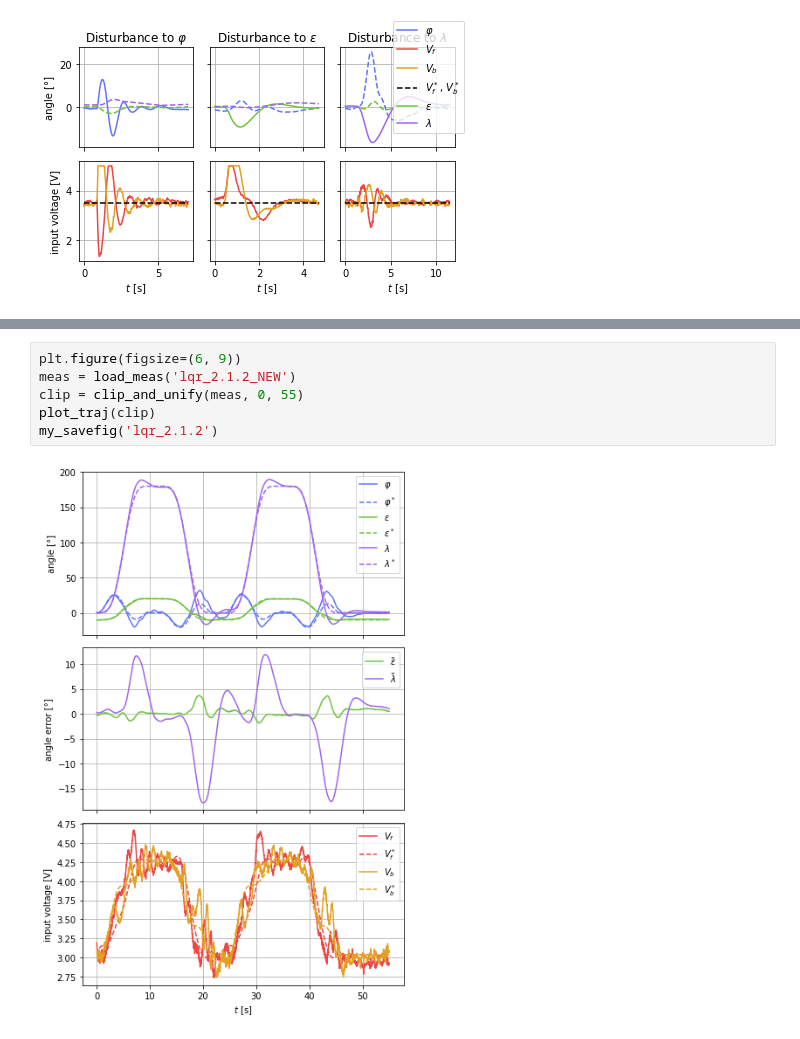
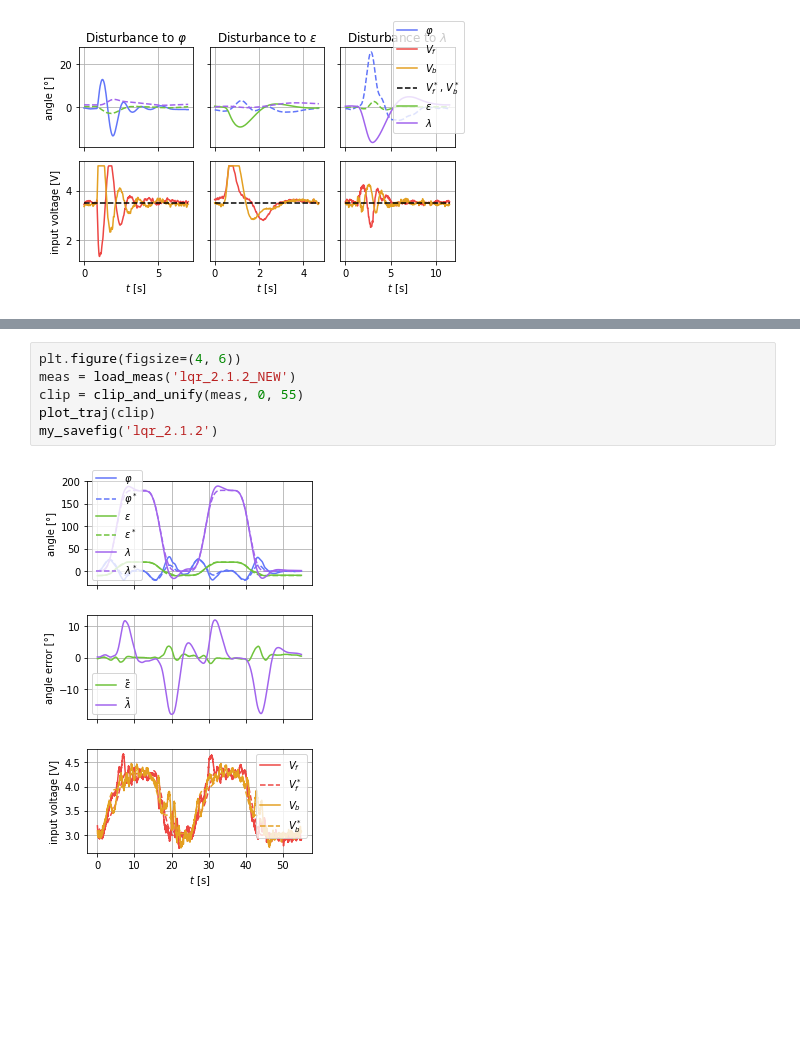
Before and after one commit to Rojetto/helicopter_thesis_code, a Jupyter notebook: scripts/diagrams.ipynb, the cells around one changed output, grey strips where cells are left out. Drawn from its saved outputs; the diff is of its cells as text; blank space fills up the shorter version.

```diff
--- a/scripts/diagrams.ipynb
+++ b/scripts/diagrams.ipynb
@@ -684,9 +697,9 @@ my_savefig('pid_2.3.2')
 # %%
-plt.figure(figsize=(6, 9))
+plt.figure(figsize=(4, 6))
 meas = load_meas('lqr_2.1.2_NEW')
 clip = clip_and_unify(meas, 0, 55)
 plot_traj(clip)
 my_savefig('lqr_2.1.2')
 # %% [output]
-[figure, old version]
+[figure, new version]
 # %%
```
Also changed, not shown: parts of 30 cells of this notebook, 6 other files.
